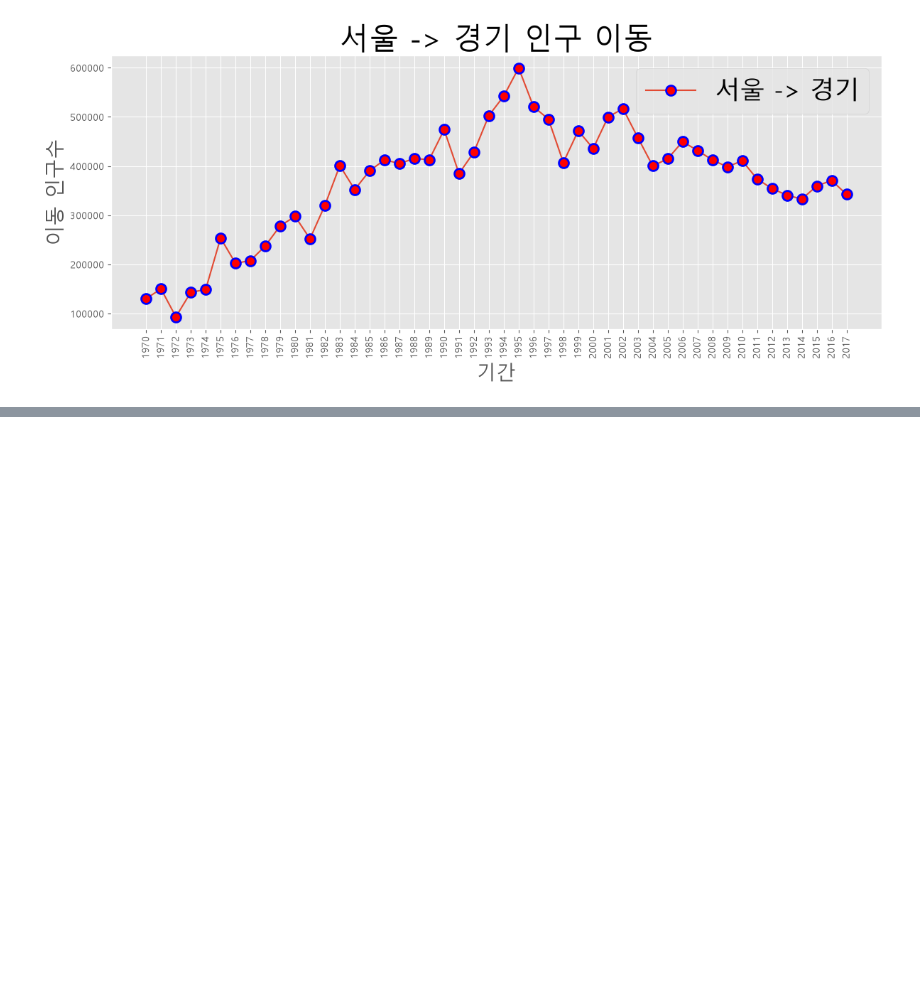
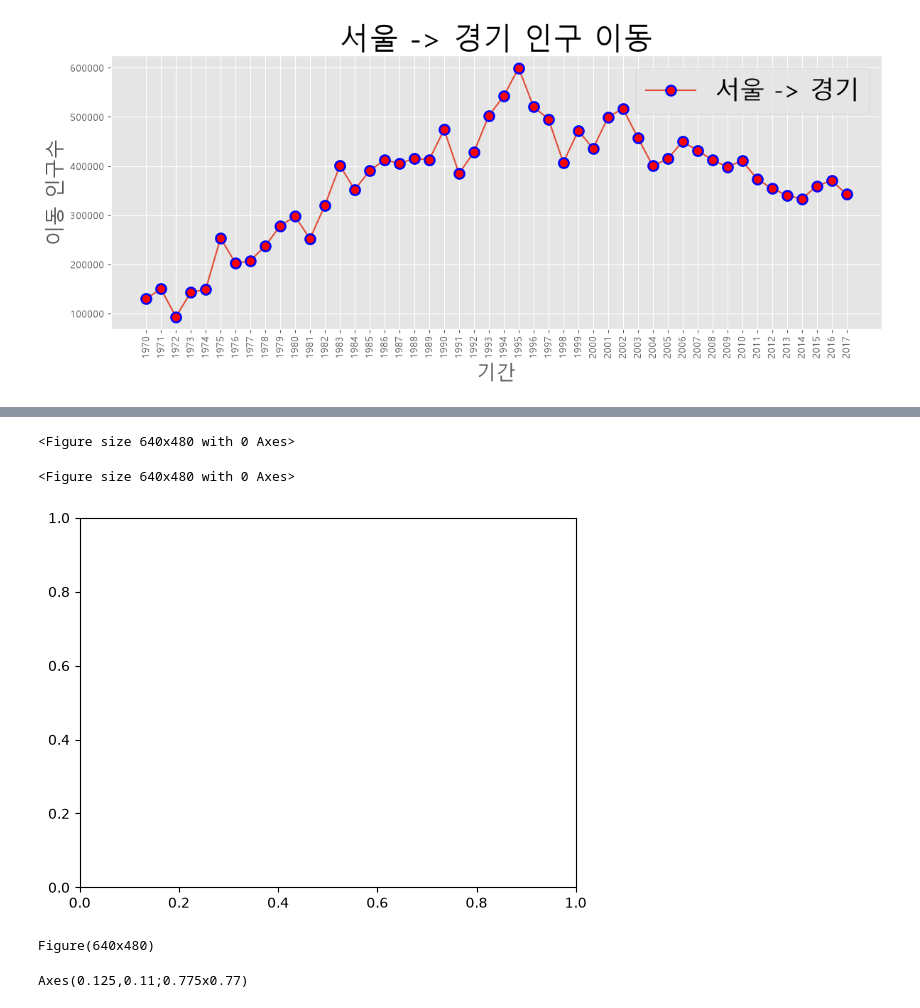
Before and after one commit to himzei/18_data_analytics, a Jupyter notebook: 01_matplotlib.ipynb, the cells around one changed output, grey strips where cells are left out. Drawn from its saved outputs; the diff is of its cells as text; code cells hidden in the pictures; blank space fills up the shorter version.

```diff
--- a/01_matplotlib.ipynb
+++ b/01_matplotlib.ipynb
@@ -250,0 +278,20 @@ plt.show()
+# %%
+fig = plt.figure()
+fig
+# %% [output]
+<Figure size 640x480 with 0 Axes>
+<Figure size 640x480 with 0 Axes>
+# %%
+fig, axe = plt.subplots()
+
+# plt.subplots()
+# %% [output]
+[figure, added]
+# %%
+print(fig)
+# %% [output]
+Figure(640x480)
+# %%
+print(axe)
+# %% [output]
+Axes(0.125,0.11;0.775x0.77)
```
Also changed, not shown: parts of 8 cells of this notebook, 1 other file.
